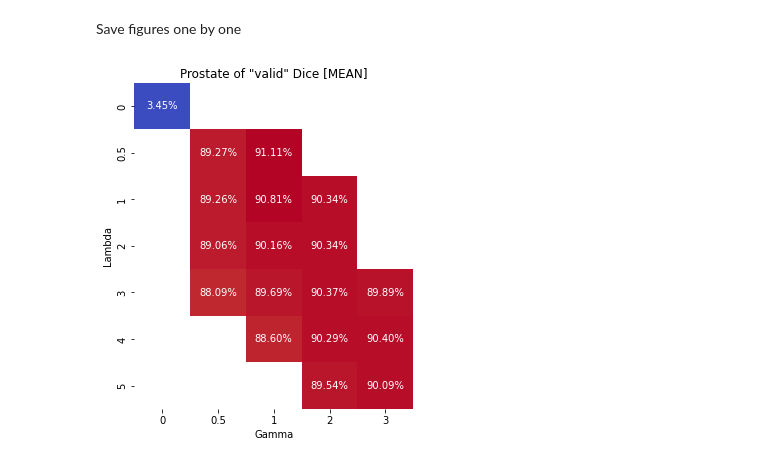
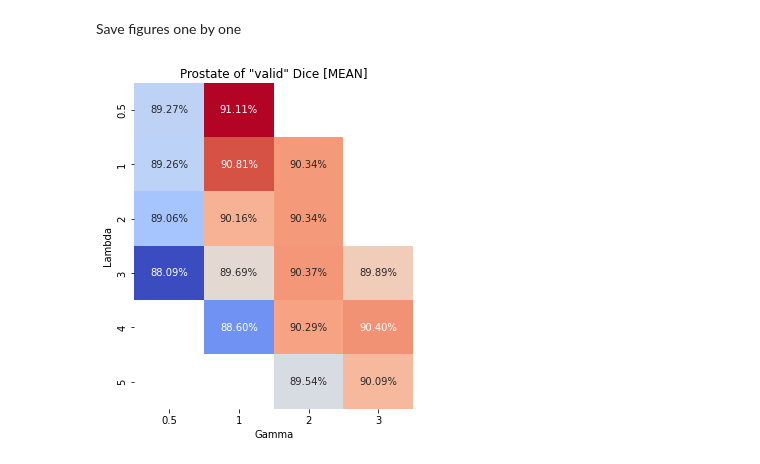
Before and after one commit to ilVecc/ProstMorph, a Jupyter notebook: notebooks/evaluation/results_batch.ipynb, the cells around one changed output. Saved outputs shown, nothing was run; the diff lists cells and outputs as text; code cells hidden in the pictures.

Commit message:
Added "exclude_zero" option in save_plot

```diff
--- a/notebooks/evaluation/results_batch.ipynb
+++ b/notebooks/evaluation/results_batch.ipynb
@@ -267,10 +267,11 @@ plt.show()
 # %% [markdown]
 Save figures one by one
 # %%
-def save_plot(subject, stage, how, what, value, show=False):
+def save_plot(subject, stage, how, what, value, show=False, exclude_zero=False):
     stats_to_plot = stats[subject][stage]
     stats_to_plot, focus = (stats_to_plot[how], f"{stage}_{how}") if stage == "final" and subject == "target" else (stats_to_plot, f"{stage}")
     stats_to_plot = stats_to_plot[what] if what == "ratio" else stats_to_plot[what][value]
+    stats_to_plot = stats_to_plot[1:, 1:] if exclude_zero else stats_to_plot
     fmt = ".2f" if what == "error" else ".2%"
     topic = f"{what}" if what == "ratio" else f"{what}_{value}"
     if stage == "def":
@@ -283,33 +284,33 @@ def save_plot(subject, stage, how, what, value, show=False):
         if how == "good":
             description = ", when Dice > 25%"
         elif how == "valid":
             description = ", when Dice is valid"
         else:
             description = f", when Dice is {how}"
     else:
         description = ""
     cmap = "coolwarm_r" if what == "error" or (value == "std" and what != "ratio") else "coolwarm"
 
     _, ax = plt.subplots(figsize=(5, 6))
     sns.heatmap(
         stats_to_plot,
         annot=True, fmt=fmt,
-        xticklabels=g_labels, yticklabels=l_labels,
+        xticklabels=g_labels[(1 if exclude_zero else 0):], yticklabels=l_labels[(1 if exclude_zero else 0):],
         cmap=cmap, cbar=False,
         ax=ax)
     if what == "dice":
         ax.set_title(f"{subject.capitalize()} of \"{how}\" Dice{situation} [{value.upper()}]")
     elif what == "ratio":
         ax.set_title(f"Distribution of \"{how}\" targets [{what.upper()}]")
     else:
         ax.set_title(f"TRE of \"{how}\" targets{situation} (in mm) [{value.upper()}]")
     ax.set_xlabel("Gamma")
     ax.set_ylabel("Lambda")
     if show:
         plt.show()
     else:
         plt.savefig(f"figures/{subject}_{focus}_{topic}.pdf", bbox_inches="tight")
 
-save_plot(subject="prostate", stage="final", how="valid", what="dice", value="mean", show=True)
+save_plot(subject="prostate", stage="final", how="valid", what="dice", value="mean", show=True, exclude_zero=True)
 # %% [output]
-[figure, old version]
+[figure, new version]
```
